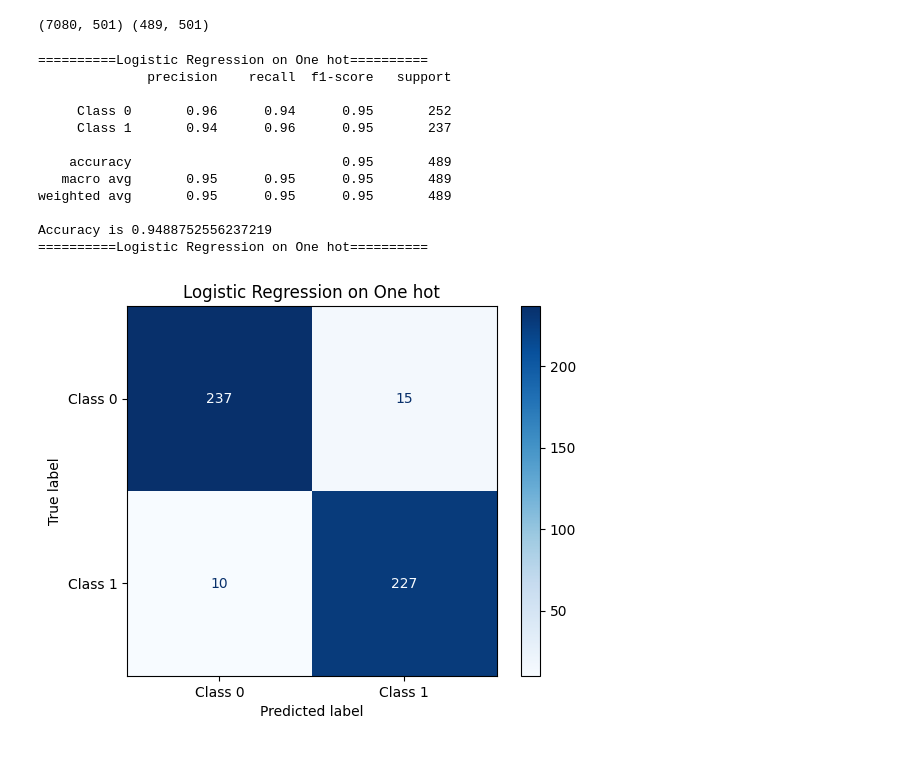
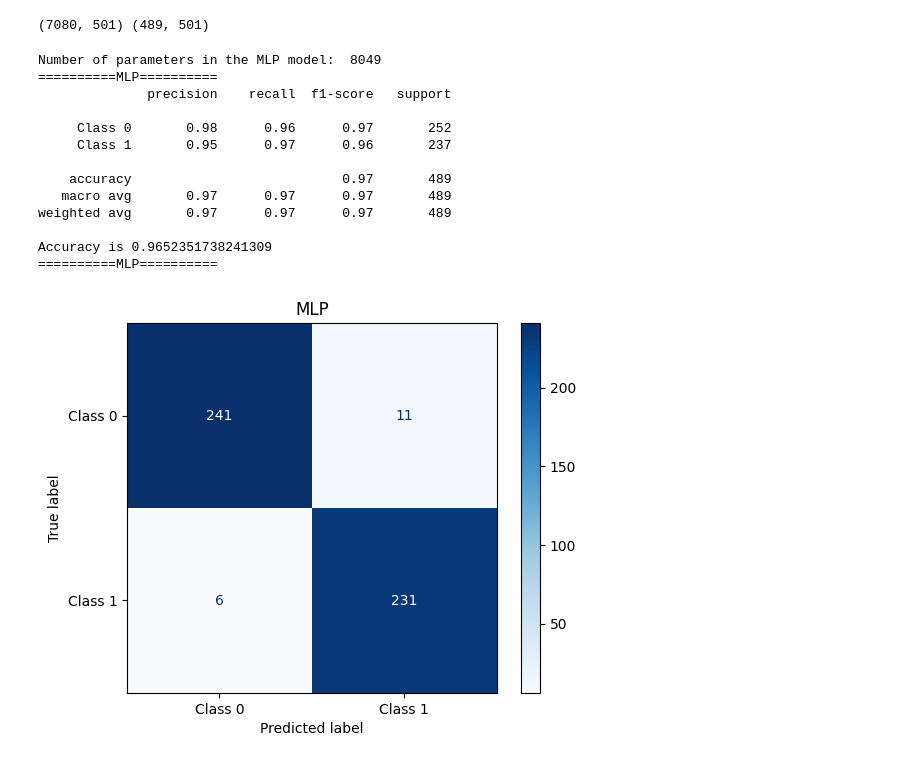
Before and after one commit to A-Rush-R/CS771-Mini-Project, a Jupyter notebook: emoticon/cleaned_onehot_lr.ipynb, the cells around one changed output. Drawn from its saved outputs; the diff is of its cells as text; code cells hidden in the pictures.

Commit message:
mlp 8k params 96.5

```diff
--- a/emoticon/cleaned_onehot_lr.ipynb
+++ b/emoticon/cleaned_onehot_lr.ipynb
@@ -53,6 +53,6 @@ test_df['input_emoticon'] = remove_common_characters(test_df['input_emoticon'].v
 train_df = get_char_columns(train_df)
 test_df = get_char_columns(test_df)
 # %%
-oh_X_train, oh_X_val, y_train, y_val = one_hot_encode(train_df, test_df)
+x_train, x_valid, y_train, y_valid = one_hot_encode(train_df, test_df)
 # %% [output]
 (7080, 501) (489, 501)
@@ -61,17 +58,0 @@ oh_y_pred = predict_logistic_regression(oh_X_train, y_train, oh_X_val)
-# %%
-
-evaluate_predictions(y_val, oh_y_pred, "Logistic Regression on One hot")
-# %% [output]
-==========Logistic Regression on One hot==========
-              precision    recall  f1-score   support
-
-     Class 0       0.96      0.94      0.95       252
-     Class 1       0.94      0.96      0.95       237
-
-    accuracy                           0.95       489
-   macro avg       0.95      0.95      0.95       489
-weighted avg       0.95      0.95      0.95       489
-
-Accuracy is 0.9488752556237219
-==========Logistic Regression on One hot==========
-[figure, removed]
@@ -77,0 +62,18 @@ Accuracy is 0.9488752556237219
+# %%
+y_pred_mlp = predict_mlp(x_train, y_train, x_valid, hidden_layer_sizes=(16,), max_iter=1000)
+evaluate_predictions(y_valid, y_pred_mlp, 'MLP')
+# %% [output]
+Number of parameters in the MLP model:  8049
+==========MLP==========
+              precision    recall  f1-score   support
+
+     Class 0       0.98      0.96      0.97       252
+     Class 1       0.95      0.97      0.96       237
+
+    accuracy                           0.97       489
+   macro avg       0.97      0.97      0.97       489
+weighted avg       0.97      0.97      0.97       489
+
+Accuracy is 0.9652351738241309
+==========MLP==========
+[figure, added]
```
Also changed, not shown: parts of 5 cells of this notebook.
